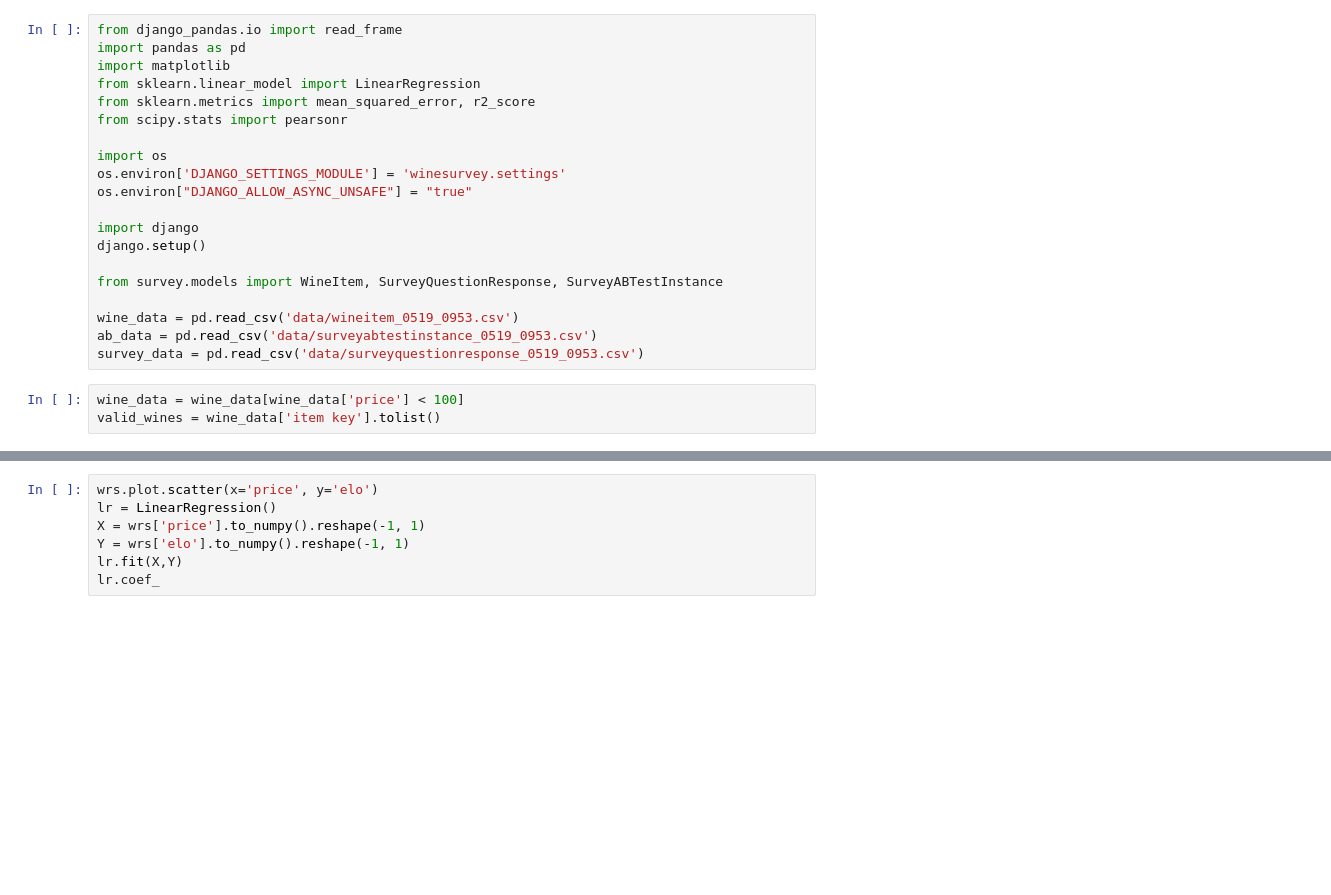
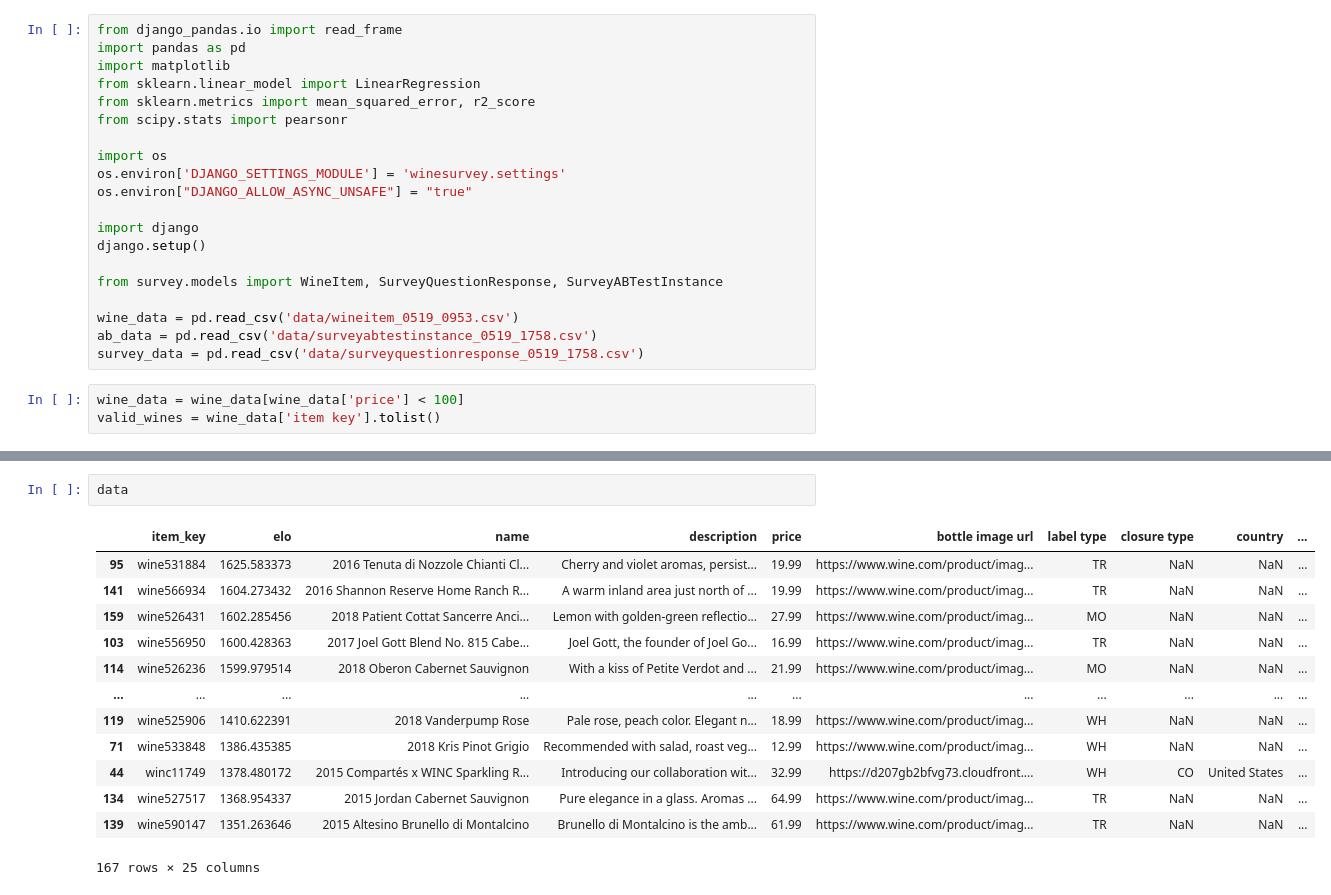
Before and after one commit to tjsavage/wine-survey, a Jupyter notebook: analysis.ipynb, the cells around one changed output, grey strips where cells are left out. Cells and saved outputs as stored; diff of their text form; blank space fills up the shorter version.

```diff
--- a/analysis.ipynb
+++ b/analysis.ipynb
@@ -16,8 +16,8 @@ django.setup()
 from survey.models import WineItem, SurveyQuestionResponse, SurveyABTestInstance
 
 wine_data = pd.read_csv('data/wineitem_0519_0953.csv')
-ab_data = pd.read_csv('data/surveyabtestinstance_0519_0953.csv')
-survey_data = pd.read_csv('data/surveyquestionresponse_0519_0953.csv')
+ab_data = pd.read_csv('data/surveyabtestinstance_0519_1758.csv')
+survey_data = pd.read_csv('data/surveyquestionresponse_0519_1758.csv')
 # %%
 wine_data = wine_data[wine_data['price'] < 100]
 valid_wines = wine_data['item key'].tolist()
@@ -42,7 +46,16 @@ elo = elo.join(wine_data.set_index('item key'), on='item_key')
-# %%
-wrs.plot.scatter(x='price', y='elo')
-lr = LinearRegression()
-X = wrs['price'].to_numpy().reshape(-1, 1)
-Y = wrs['elo'].to_numpy().reshape(-1, 1)
-lr.fit(X,Y)
-lr.coef_
+# %%
+data
+# %% [output]
+|  | item_key | elo | name | description | price | bottle image url | label type | closure type | country | ... |
+| 95 | wine531884 | 1625.583373 | 2016 Tenuta di Nozzole Chianti Cl... | Cherry and violet aromas, persist... | 19.99 | https://www.wine.com/product/imag... | TR | NaN | NaN | ... |
+| 141 | wine566934 | 1604.273432 | 2016 Shannon Reserve Home Ranch R... | A warm inland area just north of ... | 19.99 | https://www.wine.com/product/imag... | TR | NaN | NaN | ... |
+| 159 | wine526431 | 1602.285456 | 2018 Patient Cottat Sancerre Anci... | Lemon with golden-green reflectio... | 27.99 | https://www.wine.com/product/imag... | MO | NaN | NaN | ... |
+| 103 | wine556950 | 1600.428363 | 2017 Joel Gott Blend No. 815 Cabe... | Joel Gott, the founder of Joel Go... | 16.99 | https://www.wine.com/product/imag... | TR | NaN | NaN | ... |
+| 114 | wine526236 | 1599.979514 | 2018 Oberon Cabernet Sauvignon | With a kiss of Petite Verdot and ... | 21.99 | https://www.wine.com/product/imag... | MO | NaN | NaN | ... |
+| ... | ... | ... | ... | ... | ... | ... | ... | ... | ... | ... |
+| 119 | wine525906 | 1410.622391 | 2018 Vanderpump Rose | Pale rose, peach color. Elegant n... | 18.99 | https://www.wine.com/product/imag... | WH | NaN | NaN | ... |
+| 71 | wine533848 | 1386.435385 | 2018 Kris Pinot Grigio | Recommended with salad, roast veg... | 12.99 | https://www.wine.com/product/imag... | WH | NaN | NaN | ... |
+| 44 | winc11749 | 1378.480172 | 2015 Compartés x WINC Sparkling R... | Introducing our collaboration wit... | 32.99 | https://d207gb2bfvg73.cloudfront.... | WH | CO | United States | ... |
+| 134 | wine527517 | 1368.954337 | 2015 Jordan Cabernet Sauvignon | Pure elegance in a glass. Aromas ... | 64.99 | https://www.wine.com/product/imag... | TR | NaN | NaN | ... |
+| 139 | wine590147 | 1351.263646 | 2015 Altesino Brunello di Montalcino | Brunello di Montalcino is the amb... | 61.99 | https://www.wine.com/product/imag... | TR | NaN | NaN | ... |
+167 rows × 25 columns
```
Also changed, not shown: parts of 8 cells of this notebook, 3 other files.
